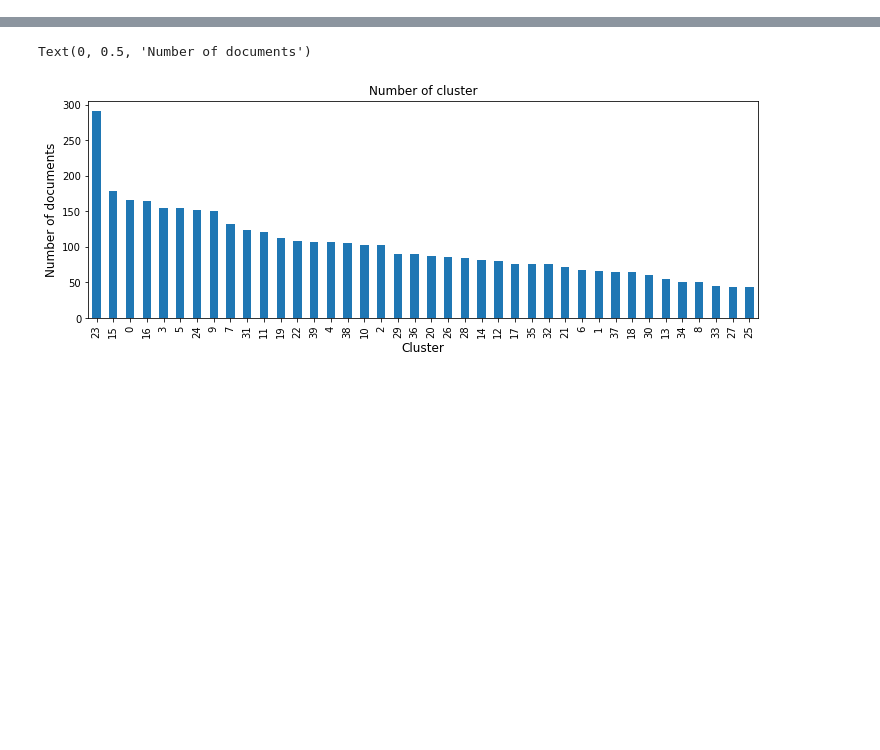
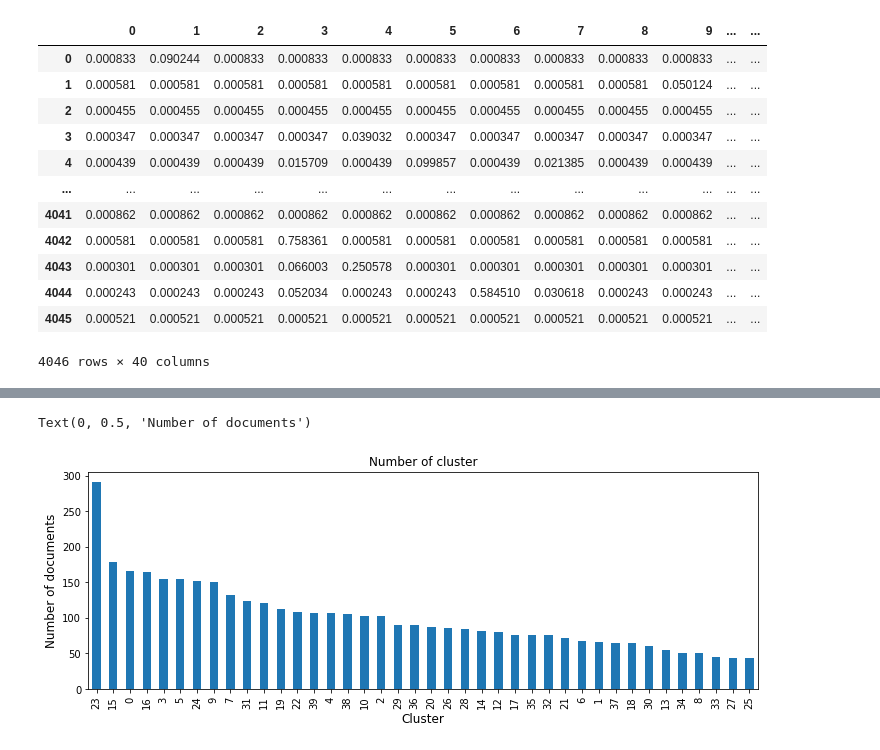
Before and after one commit to Kiminjo/Research-area-extract-from-papers, a Jupyter notebook: h_clustering.ipynb, the cells around one changed output, grey strips where cells are left out. Drawn from its saved outputs; the diff is of its cells as text; code cells hidden in the pictures; blank space fills up the shorter version.

```diff
--- a/h_clustering.ipynb
+++ b/h_clustering.ipynb
@@ -25,2 +33,18 @@ with open(filepath, 'rb') as lf :
 # %%
 possibility_vector = pd.read_csv('data/possibility_vector.csv')
+# %%
+possibility_vector
+# %% [output]
+|  | 0 | 1 | 2 | 3 | 4 | 5 | 6 | 7 | 8 | 9 | ... | ... |
+| 0 | 0.000833 | 0.090244 | 0.000833 | 0.000833 | 0.000833 | 0.000833 | 0.000833 | 0.000833 | 0.000833 | 0.000833 | ... | ... |
+| 1 | 0.000581 | 0.000581 | 0.000581 | 0.000581 | 0.000581 | 0.000581 | 0.000581 | 0.000581 | 0.000581 | 0.050124 | ... | ... |
+| 2 | 0.000455 | 0.000455 | 0.000455 | 0.000455 | 0.000455 | 0.000455 | 0.000455 | 0.000455 | 0.000455 | 0.000455 | ... | ... |
+| 3 | 0.000347 | 0.000347 | 0.000347 | 0.000347 | 0.039032 | 0.000347 | 0.000347 | 0.000347 | 0.000347 | 0.000347 | ... | ... |
+| 4 | 0.000439 | 0.000439 | 0.000439 | 0.015709 | 0.000439 | 0.099857 | 0.000439 | 0.021385 | 0.000439 | 0.000439 | ... | ... |
+| ... | ... | ... | ... | ... | ... | ... | ... | ... | ... | ... | ... | ... |
+| 4041 | 0.000862 | 0.000862 | 0.000862 | 0.000862 | 0.000862 | 0.000862 | 0.000862 | 0.000862 | 0.000862 | 0.000862 | ... | ... |
+| 4042 | 0.000581 | 0.000581 | 0.000581 | 0.758361 | 0.000581 | 0.000581 | 0.000581 | 0.000581 | 0.000581 | 0.000581 | ... | ... |
+| 4043 | 0.000301 | 0.000301 | 0.000301 | 0.066003 | 0.250578 | 0.000301 | 0.000301 | 0.000301 | 0.000301 | 0.000301 | ... | ... |
+| 4044 | 0.000243 | 0.000243 | 0.000243 | 0.052034 | 0.000243 | 0.000243 | 0.584510 | 0.030618 | 0.000243 | 0.000243 | ... | ... |
+| 4045 | 0.000521 | 0.000521 | 0.000521 | 0.000521 | 0.000521 | 0.000521 | 0.000521 | 0.000521 | 0.000521 | 0.000521 | ... | ... |
+4046 rows × 40 columns
```
Also changed, not shown: parts of 24 cells of this notebook, 8 other files.
